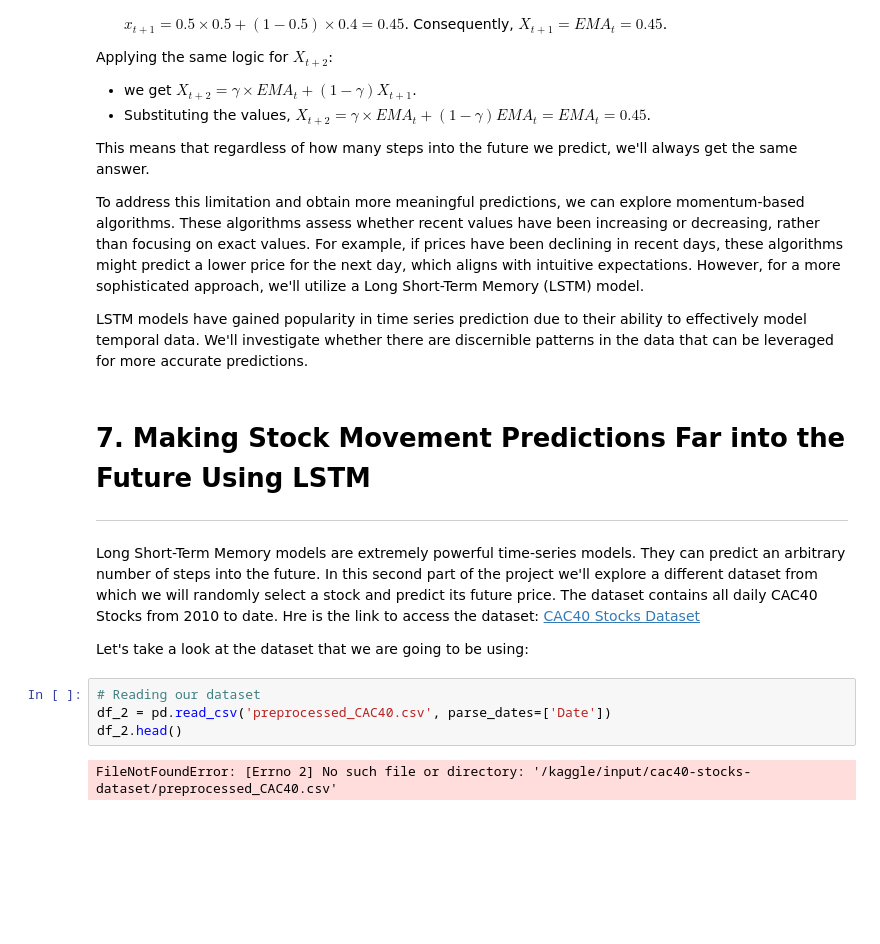
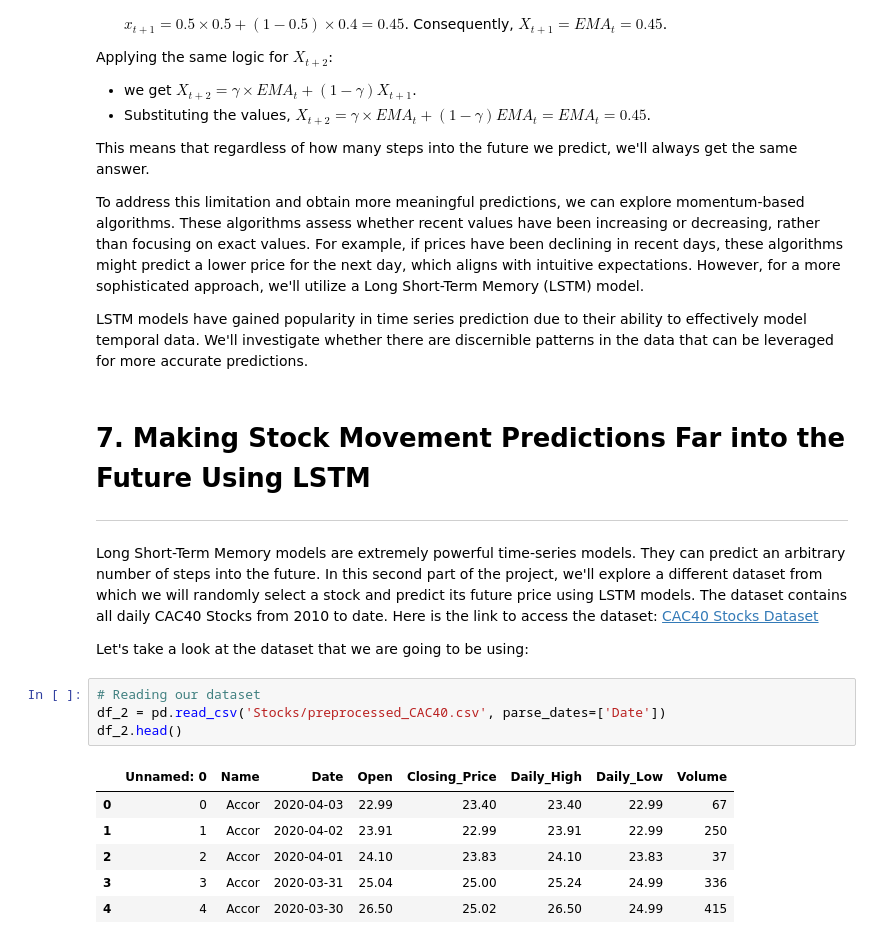
Before and after one commit to Ignacio-Antequera/Stock-Market-Predictions-with-LSTM-Neural-Networks, a Jupyter notebook: Stock Market - LSTM Neural Networks.ipynb, the cells around one changed output. Drawn from its saved outputs; the diff is of its cells as text; blank space fills up the shorter version.

Commit message:
Explorartory Data Analysis of the second dataset

```diff
--- a/Stock Market - LSTM Neural Networks.ipynb
+++ b/Stock Market - LSTM Neural Networks.ipynb
@@ -393,12 +393,17 @@ LSTM models have gained popularity in time series prediction due to their abilit
 # %% [markdown]
 # 7. Making Stock Movement Predictions Far into the Future Using LSTM
 ---
-Long Short-Term Memory models are extremely powerful time-series models. They can predict an arbitrary number of steps into the future. In this second part of the project we'll explore a different dataset from which we will randomly select a stock and predict its future price. The dataset contains all daily CAC40 Stocks from 2010 to date. Hre is the link to access the dataset: [CAC40 Stocks Dataset](https://www.kaggle.com/datasets/bryanb/cac40-stocks-dataset?select=preprocessed_CAC40.csv)
+Long Short-Term Memory models are extremely powerful time-series models. They can predict an arbitrary number of steps into the future. In this second part of the project, we'll explore a different dataset from which we will randomly select a stock and predict its future price using LSTM models. The dataset contains all daily CAC40 Stocks from 2010 to date. Here is the link to access the dataset: [CAC40 Stocks Dataset](https://www.kaggle.com/datasets/bryanb/cac40-stocks-dataset?select=preprocessed_CAC40.csv)
 
 Let's take a look at the dataset that we are going to be using:
 # %%
 # Reading our dataset
-df_2 = pd.read_csv('preprocessed_CAC40.csv', parse_dates=['Date'])
+df_2 = pd.read_csv('Stocks/preprocessed_CAC40.csv', parse_dates=['Date'])
 df_2.head()
 # %% [output]
-FileNotFoundError: [Errno 2] No such file or directory: '/kaggle/input/cac40-stocks-dataset/preprocessed_CAC40.csv'
+|  | Unnamed: 0 | Name | Date | Open | Closing_Price | Daily_High | Daily_Low | Volume |
+| 0 | 0 | Accor | 2020-04-03 | 22.99 | 23.40 | 23.40 | 22.99 | 67 |
+| 1 | 1 | Accor | 2020-04-02 | 23.91 | 22.99 | 23.91 | 22.99 | 250 |
+| 2 | 2 | Accor | 2020-04-01 | 24.10 | 23.83 | 24.10 | 23.83 | 37 |
+| 3 | 3 | Accor | 2020-03-31 | 25.04 | 25.00 | 25.24 | 24.99 | 336 |
+| 4 | 4 | Accor | 2020-03-30 | 26.50 | 25.02 | 26.50 | 24.99 | 415 |
```
